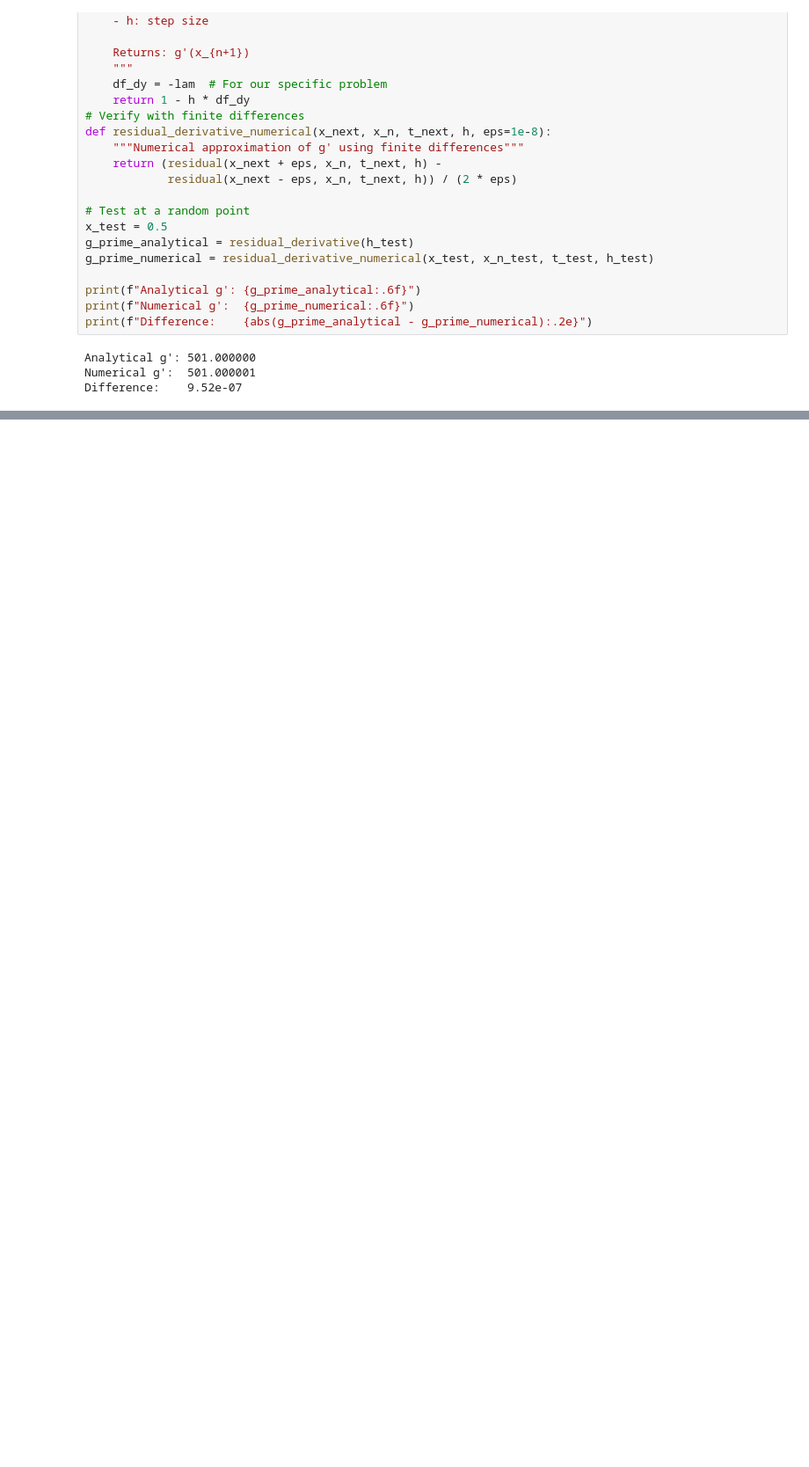
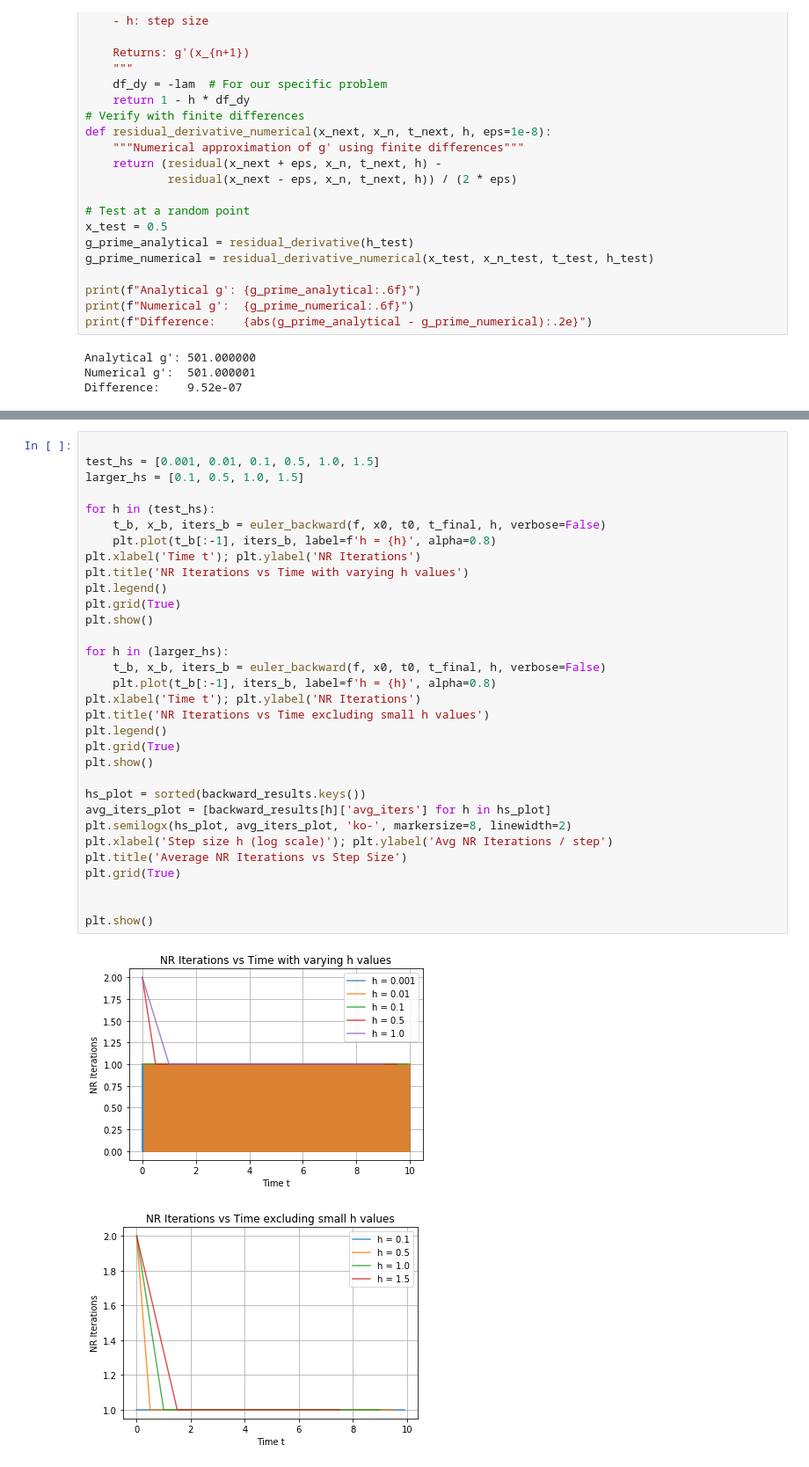
Before and after one commit to walttruelove29/coe311k, a Jupyter notebook: Final/Finalpt2.ipynb, the cells around one changed output, grey strips where cells are left out. Shown at 88% size. Cells and saved outputs as stored; diff of their text form; blank space fills up the shorter version.

```diff
--- a/Final/Finalpt2.ipynb
+++ b/Final/Finalpt2.ipynb
@@ -404,0 +501,35 @@ Number of steps: 21
+# %%
+
+test_hs = [0.001, 0.01, 0.1, 0.5, 1.0, 1.5]
+larger_hs = [0.1, 0.5, 1.0, 1.5]
+
+for h in (test_hs):
+    t_b, x_b, iters_b = euler_backward(f, x0, t0, t_final, h, verbose=False)
+    plt.plot(t_b[:-1], iters_b, label=f'h = {h}', alpha=0.8)
+plt.xlabel('Time t'); plt.ylabel('NR Iterations')
+plt.title('NR Iterations vs Time with varying h values')
+plt.legend()
+plt.grid(True)
+plt.show()
+
+for h in (larger_hs):
+    t_b, x_b, iters_b = euler_backward(f, x0, t0, t_final, h, verbose=False)
+    plt.plot(t_b[:-1], iters_b, label=f'h = {h}', alpha=0.8)
+plt.xlabel('Time t'); plt.ylabel('NR Iterations')
+plt.title('NR Iterations vs Time excluding small h values')
+plt.legend()
+plt.grid(True)
+plt.show()
+
+hs_plot = sorted(backward_results.keys())
+avg_iters_plot = [backward_results[h]['avg_iters'] for h in hs_plot]
+plt.semilogx(hs_plot, avg_iters_plot, 'ko-', markersize=8, linewidth=2)
+plt.xlabel('Step size h (log scale)'); plt.ylabel('Avg NR Iterations / step')
+plt.title('Average NR Iterations vs Step Size')
+plt.grid(True)
+
+
+plt.show()
+# %% [output]
+[figure, added]
+[figure, added]
```
Also changed, not shown: parts of 23 cells of this notebook.
